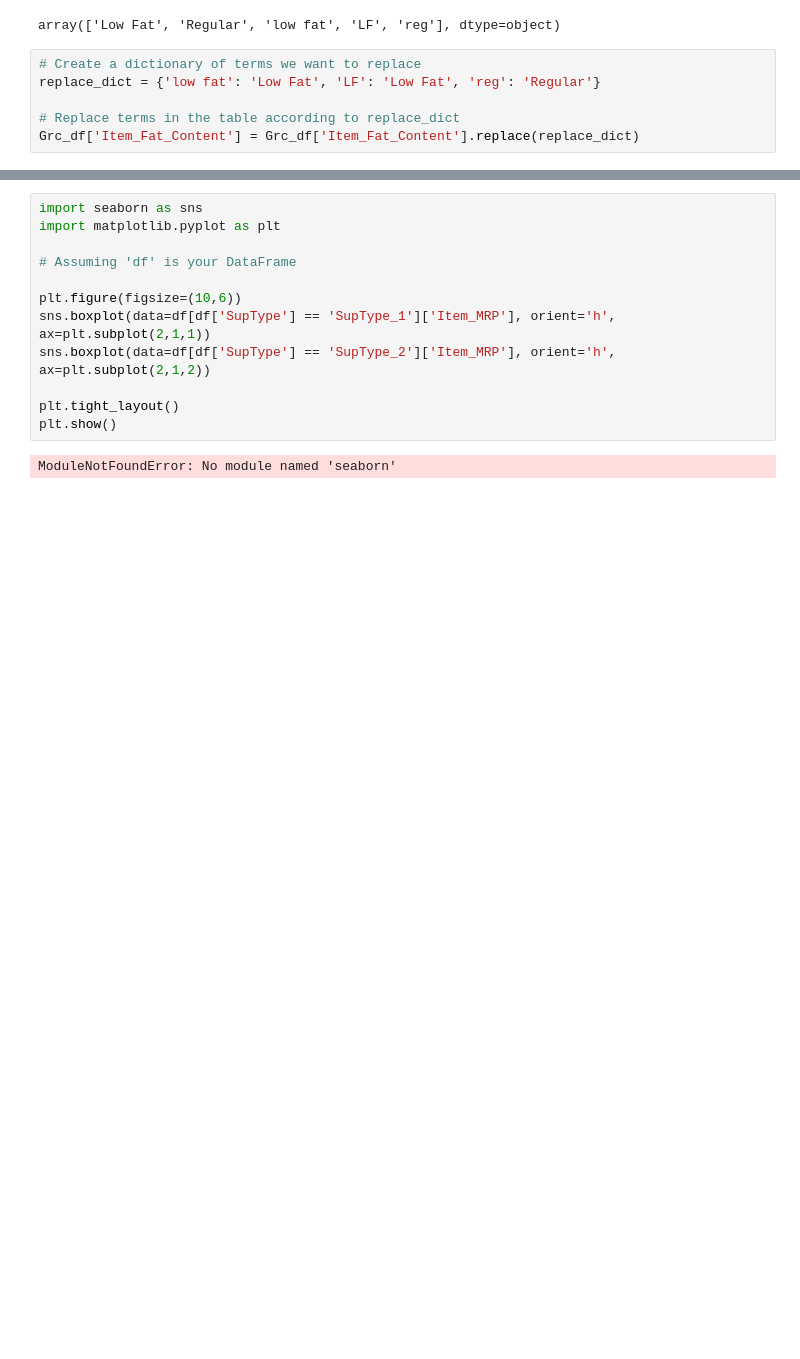
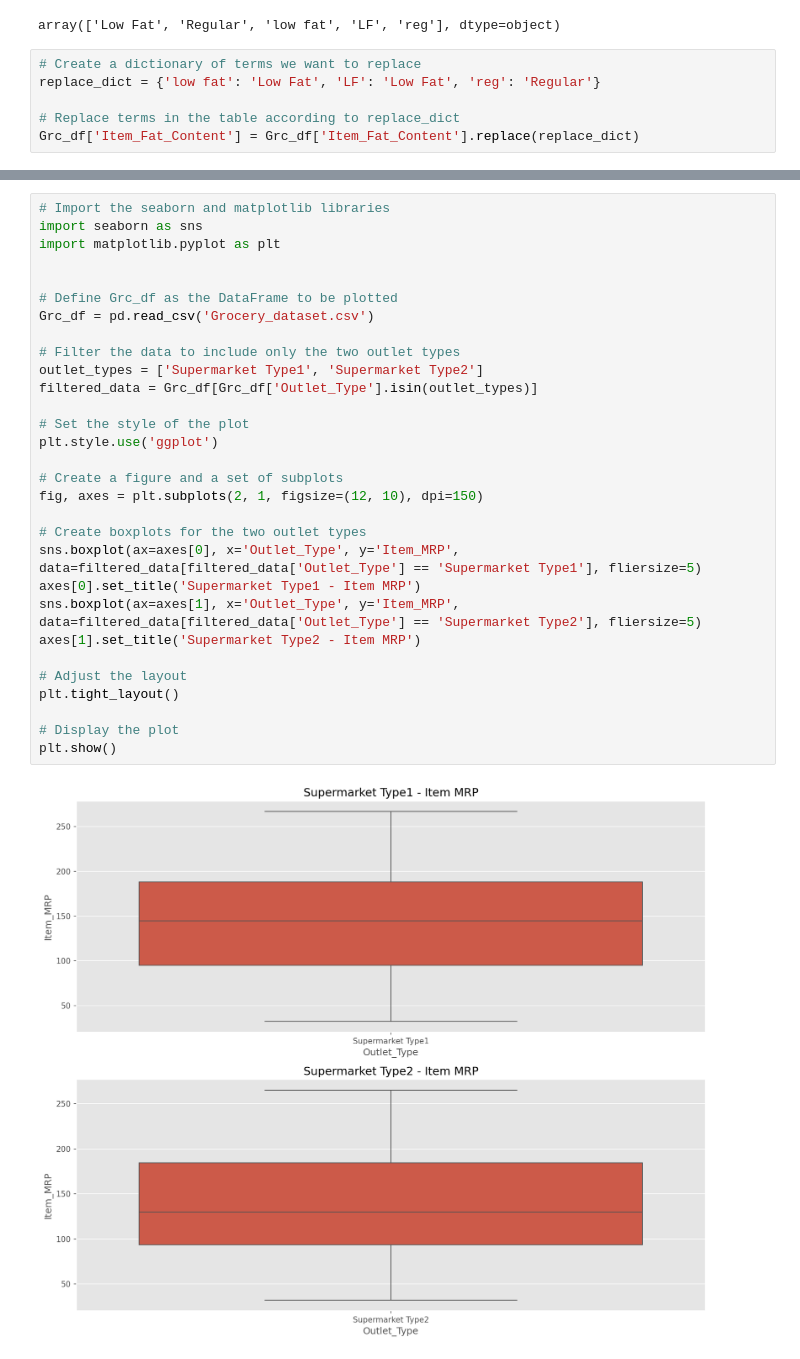
Before and after one commit to s374155/DAVE-3625-oblig1, a Jupyter notebook: Oblig1 DAVE 3625/jupyter notbook.ipynb, the cells around one changed output, grey strips where cells are left out. Cells and saved outputs as stored; diff of their text form; blank space fills up the shorter version.

```diff
--- a/Oblig1 DAVE 3625/jupyter notbook.ipynb
+++ b/Oblig1 DAVE 3625/jupyter notbook.ipynb
@@ -178,14 +182,32 @@ Are there any outliers?
 # %%
+# Import the seaborn and matplotlib libraries
 import seaborn as sns
 import matplotlib.pyplot as plt
 
-# Assuming 'df' is your DataFrame
 
-plt.figure(figsize=(10,6))
-sns.boxplot(data=df[df['SupType'] == 'SupType_1']['Item_MRP'], orient='h', ax=plt.subplot(2,1,1))
-sns.boxplot(data=df[df['SupType'] == 'SupType_2']['Item_MRP'], orient='h', ax=plt.subplot(2,1,2))
+# Define Grc_df as the DataFrame to be plotted
+Grc_df = pd.read_csv('Grocery_dataset.csv')
 
+# Filter the data to include only the two outlet types
+outlet_types = ['Supermarket Type1', 'Supermarket Type2']
+filtered_data = Grc_df[Grc_df['Outlet_Type'].isin(outlet_types)]
+
+# Set the style of the plot
+plt.style.use('ggplot')
+
+# Create a figure and a set of subplots
+fig, axes = plt.subplots(2, 1, figsize=(12, 10), dpi=150)
+
+# Create boxplots for the two outlet types
+sns.boxplot(ax=axes[0], x='Outlet_Type', y='Item_MRP', data=filtered_data[filtered_data['Outlet_Type'] == 'Supermarket Type1'], fliersize=5)
+axes[0].set_title('Supermarket Type1 - Item MRP')
+sns.boxplot(ax=axes[1], x='Outlet_Type', y='Item_MRP', data=filtered_data[filtered_data['Outlet_Type'] == 'Supermarket Type2'], fliersize=5)
+axes[1].set_title('Supermarket Type2 - Item MRP')
+
+# Adjust the layout
 plt.tight_layout()
+
+# Display the plot
 plt.show()
 # %% [output]
-ModuleNotFoundError: No module named 'seaborn'
+[figure, added]
```
Also changed, not shown: parts of 9 cells of this notebook.
